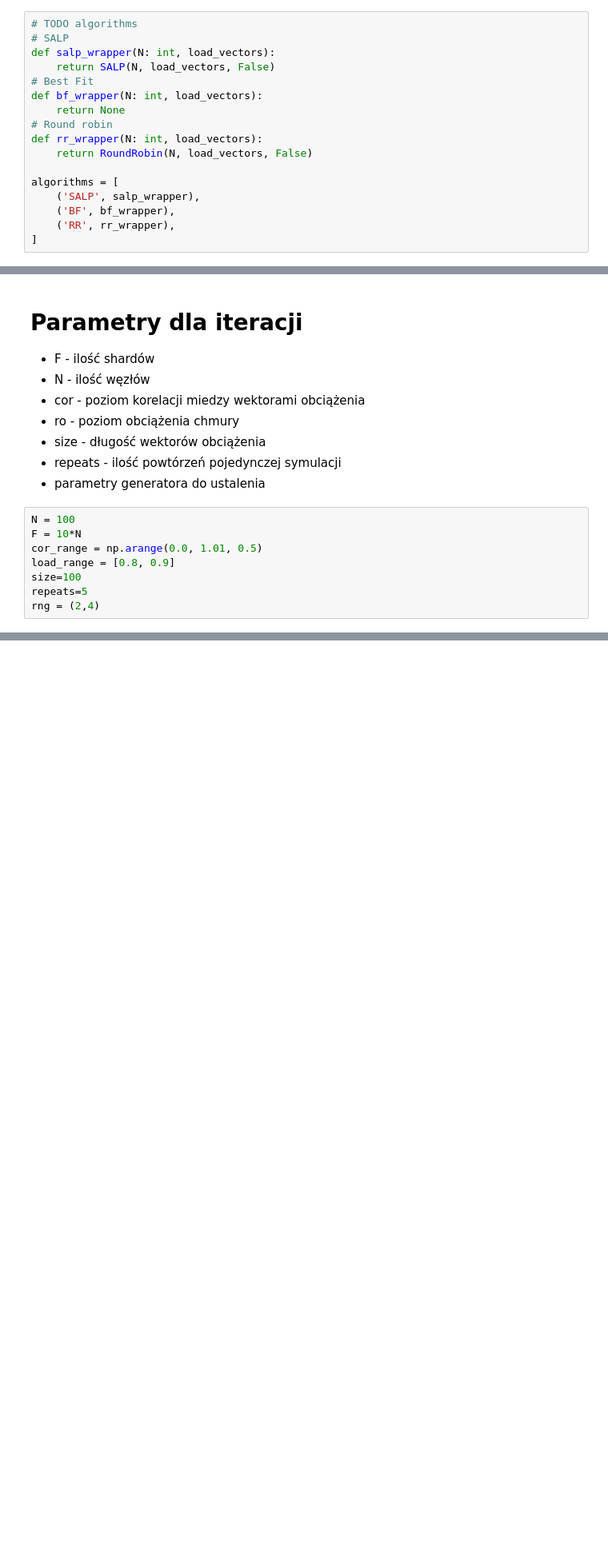
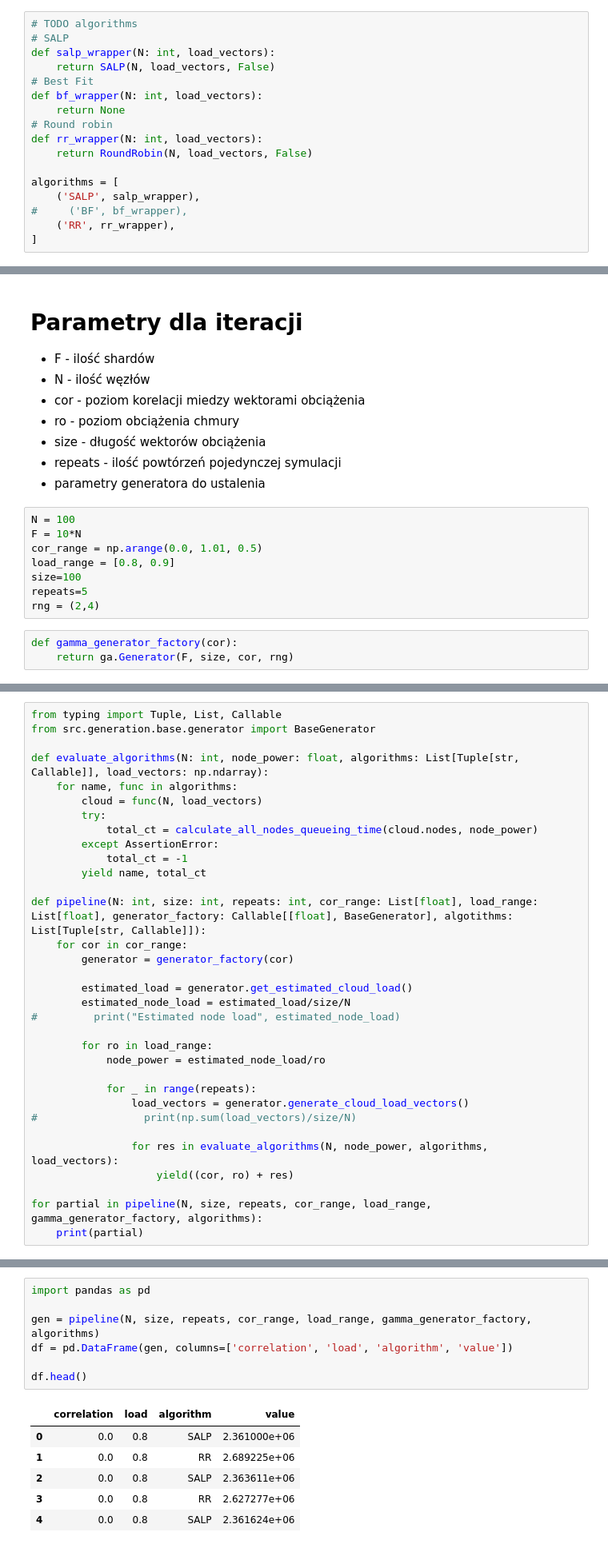
Before and after one commit to szkudlarekdamian/kosharda, a Jupyter notebook: eval_prototype.ipynb, the cells around one changed output, grey strips where cells are left out. Shown at 80% size. Cells and saved outputs as stored; diff of their text form; blank space fills up the shorter version.

Commit message:
add complete pipeline function

```diff
--- a/eval_prototype.ipynb
+++ b/eval_prototype.ipynb
@@ -56,7 +56,7 @@ def rr_wrapper(N: int, load_vectors):
 
 algorithms = [
     ('SALP', salp_wrapper),
-    ('BF', bf_wrapper),
+#     ('BF', bf_wrapper),
     ('RR', rr_wrapper),
 ]
 # %% [markdown]
@@ -239,4 +239,7 @@ load_range = [0.8, 0.9]
 size=100
 repeats=5
 rng = (2,4)
+# %%
+def gamma_generator_factory(cor):
+    return ga.Generator(F, size, cor, rng)
 # %%
@@ -265,0 +291,33 @@ for cor in cor_range:
+# %%
+from typing import Tuple, List, Callable
+from src.generation.base.generator import BaseGenerator
+
+def evaluate_algorithms(N: int, node_power: float, algorithms: List[Tuple[str, Callable]], load_vectors: np.ndarray):
+    for name, func in algorithms:
+        cloud = func(N, load_vectors)
+        try:
+            total_ct = calculate_all_nodes_queueing_time(cloud.nodes, node_power)
+        except AssertionError:
+            total_ct = -1
+        yield name, total_ct
+
+def pipeline(N: int, size: int, repeats: int, cor_range: List[float], load_range: List[float], generator_factory: Callable[[float], BaseGenerator], algotithms: List[Tuple[str, Callable]]):
+    for cor in cor_range:
+        generator = generator_factory(cor)
+
+        estimated_load = generator.get_estimated_cloud_load()
+        estimated_node_load = estimated_load/size/N
+#         print("Estimated node load", estimated_node_load)
+
+        for ro in load_range:
+            node_power = estimated_node_load/ro
+
+            for _ in range(repeats):
+                load_vectors = generator.generate_cloud_load_vectors()
+#                 print(np.sum(load_vectors)/size/N)
+
+                for res in evaluate_algorithms(N, node_power, algorithms, load_vectors):
+                    yield((cor, ro) + res)
+
+for partial in pipeline(N, size, repeats, cor_range, load_range, gamma_generator_factory, algorithms):
+    print(partial)
@@ -265,0 +342,14 @@ for cor in cor_range:
+# %%
+import pandas as pd
+
+gen = pipeline(N, size, repeats, cor_range, load_range, gamma_generator_factory, algorithms)
+df = pd.DataFrame(gen, columns=['correlation', 'load', 'algorithm', 'value'])
+
+df.head()
+# %% [output]
+|  | correlation | load | algorithm | value |
+| 0 | 0.0 | 0.8 | SALP | 2.361000e+06 |
+| 1 | 0.0 | 0.8 | RR | 2.689225e+06 |
+| 2 | 0.0 | 0.8 | SALP | 2.363611e+06 |
+| 3 | 0.0 | 0.8 | RR | 2.627277e+06 |
+| 4 | 0.0 | 0.8 | SALP | 2.361624e+06 |
```
Also changed, not shown: parts of 4 cells of this notebook.
